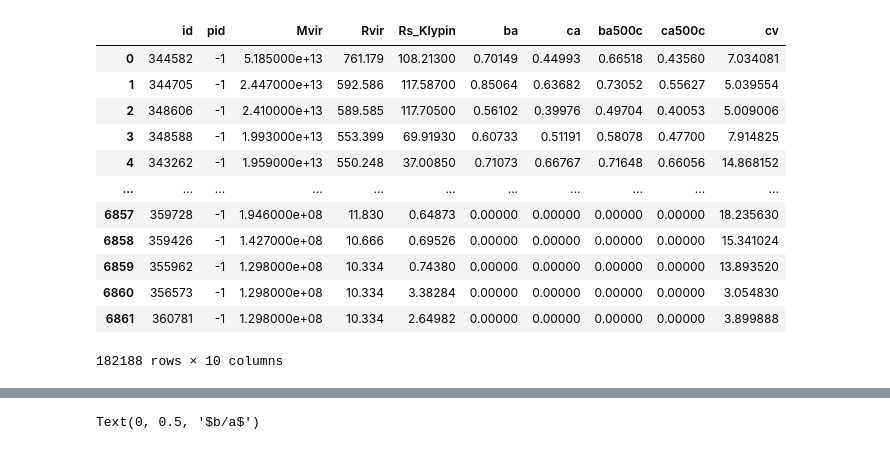
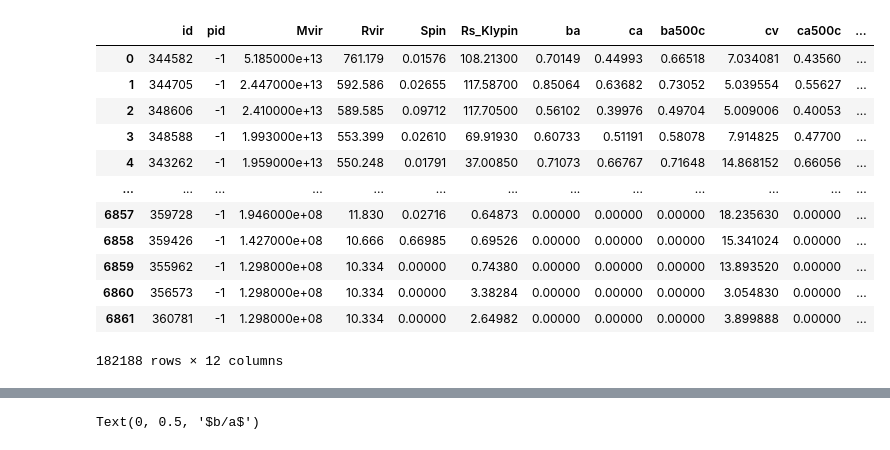
Before and after one commit to Martindelosrios/baryoscope, a Jupyter notebook: codes/Shapes_TNG_CV_LH.ipynb, the cells around one changed output, grey strips where cells are left out. Saved outputs shown, nothing was run; the diff lists cells and outputs as text; code cells hidden in the pictures.

```diff
--- a/codes/Shapes_TNG_CV_LH.ipynb
+++ b/codes/Shapes_TNG_CV_LH.ipynb
@@ -39,37 +31,37 @@ def confidence_intervals(z,dx=1,dy=1):
 # %%
 #Obtengo la max y min mass de TNG LH (bar)
 nsim = 27
-lista_columns = ['id','pid','Mvir','Rvir','Rs_Klypin','ba','ca','ba500c','ca500c']
+lista_columns = ['id','pid','Mvir','Rvir','Spin','Rs_Klypin','ba','ca','ba500c','ca500c', 'TidalForce']
 
 
 path = '../Data/Rockstar/IllustrisTNG/CV/CV_'
 for i in range(nsim):
     if i == 0:
         data_bar = pd.read_table(path + str(i) + '/hlists/hlist_1.00000.list', index_col=False, header=63, sep='\s+', names=lista_columns,
-                         usecols=(1,5,10,11,37,46,47,51,52), low_memory=False)
+                         usecols=(1,5,10,11,26,37,46,47,51,52,81), low_memory=False)
     if i > 0:
         data_aux = pd.read_table(path + str(i) + '/hlists/hlist_1.00000.list', index_col=False, header=63, sep='\s+', names=lista_columns,
-                         usecols=(1,5,10,11,37,46,47,51,52), low_memory=False)
+                         usecols=(1,5,10,11,26,37,46,47,51,52,81), low_memory=False)
         data_bar = pd.concat([data_bar, data_aux])
 
 
 cv = data_bar.Rvir / data_bar.Rs_Klypin
 data_bar.insert(9,'cv', cv)
 data_bar
 # %% [output]
-|  | id | pid | Mvir | Rvir | Rs_Klypin | ba | ca | ba500c | ca500c | cv |
-| 0 | 344582 | -1 | 5.185000e+13 | 761.179 | 108.21300 | 0.70149 | 0.44993 | 0.66518 | 0.43560 | 7.034081 |
-| 1 | 344705 | -1 | 2.447000e+13 | 592.586 | 117.58700 | 0.85064 | 0.63682 | 0.73052 | 0.55627 | 5.039554 |
-| 2 | 348606 | -1 | 2.410000e+13 | 589.585 | 117.70500 | 0.56102 | 0.39976 | 0.49704 | 0.40053 | 5.009006 |
-| 3 | 348588 | -1 | 1.993000e+13 | 553.399 | 69.91930 | 0.60733 | 0.51191 | 0.58078 | 0.47700 | 7.914825 |
-| 4 | 343262 | -1 | 1.959000e+13 | 550.248 | 37.00850 | 0.71073 | 0.66767 | 0.71648 | 0.66056 | 14.868152 |
-| ... | ... | ... | ... | ... | ... | ... | ... | ... | ... | ... |
-| 6857 | 359728 | -1 | 1.946000e+08 | 11.830 | 0.64873 | 0.00000 | 0.00000 | 0.00000 | 0.00000 | 18.235630 |
-| 6858 | 359426 | -1 | 1.427000e+08 | 10.666 | 0.69526 | 0.00000 | 0.00000 | 0.00000 | 0.00000 | 15.341024 |
-| 6859 | 355962 | -1 | 1.298000e+08 | 10.334 | 0.74380 | 0.00000 | 0.00000 | 0.00000 | 0.00000 | 13.893520 |
-| 6860 | 356573 | -1 | 1.298000e+08 | 10.334 | 3.38284 | 0.00000 | 0.00000 | 0.00000 | 0.00000 | 3.054830 |
-| 6861 | 360781 | -1 | 1.298000e+08 | 10.334 | 2.64982 | 0.00000 | 0.00000 | 0.00000 | 0.00000 | 3.899888 |
+|  | id | pid | Mvir | Rvir | Spin | Rs_Klypin | ba | ca | ba500c | cv | ca500c | ... |
+| 0 | 344582 | -1 | 5.185000e+13 | 761.179 | 0.01576 | 108.21300 | 0.70149 | 0.44993 | 0.66518 | 7.034081 | 0.43560 | ... |
+| 1 | 344705 | -1 | 2.447000e+13 | 592.586 | 0.02655 | 117.58700 | 0.85064 | 0.63682 | 0.73052 | 5.039554 | 0.55627 | ... |
+| 2 | 348606 | -1 | 2.410000e+13 | 589.585 | 0.09712 | 117.70500 | 0.56102 | 0.39976 | 0.49704 | 5.009006 | 0.40053 | ... |
+| 3 | 348588 | -1 | 1.993000e+13 | 553.399 | 0.02610 | 69.91930 | 0.60733 | 0.51191 | 0.58078 | 7.914825 | 0.47700 | ... |
+| 4 | 343262 | -1 | 1.959000e+13 | 550.248 | 0.01791 | 37.00850 | 0.71073 | 0.66767 | 0.71648 | 14.868152 | 0.66056 | ... |
+| ... | ... | ... | ... | ... | ... | ... | ... | ... | ... | ... | ... | ... |
+| 6857 | 359728 | -1 | 1.946000e+08 | 11.830 | 0.02716 | 0.64873 | 0.00000 | 0.00000 | 0.00000 | 18.235630 | 0.00000 | ... |
+| 6858 | 359426 | -1 | 1.427000e+08 | 10.666 | 0.66985 | 0.69526 | 0.00000 | 0.00000 | 0.00000 | 15.341024 | 0.00000 | ... |
+| 6859 | 355962 | -1 | 1.298000e+08 | 10.334 | 0.00000 | 0.74380 | 0.00000 | 0.00000 | 0.00000 | 13.893520 | 0.00000 | ... |
+| 6860 | 356573 | -1 | 1.298000e+08 | 10.334 | 0.00000 | 3.38284 | 0.00000 | 0.00000 | 0.00000 | 3.054830 | 0.00000 | ... |
+| 6861 | 360781 | -1 | 1.298000e+08 | 10.334 | 0.00000 | 2.64982 | 0.00000 | 0.00000 | 0.00000 | 3.899888 | 0.00000 | ... |
-182188 rows × 10 columns
+182188 rows × 12 columns
 # %%
 #Obtengo la max y min mass de TNG LH (bar)
 
```
Also changed, not shown: parts of 29 cells of this notebook, 2 other files.
